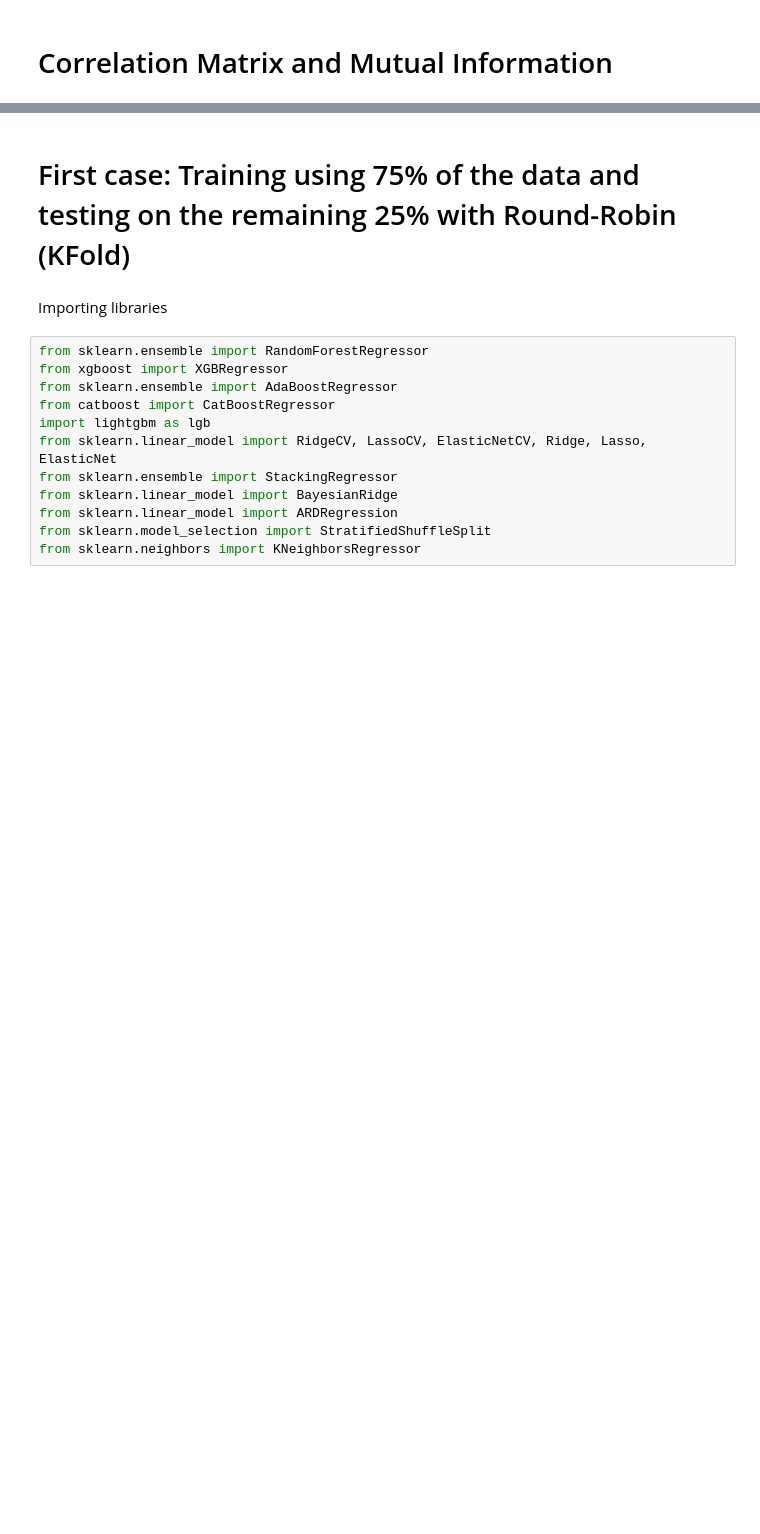
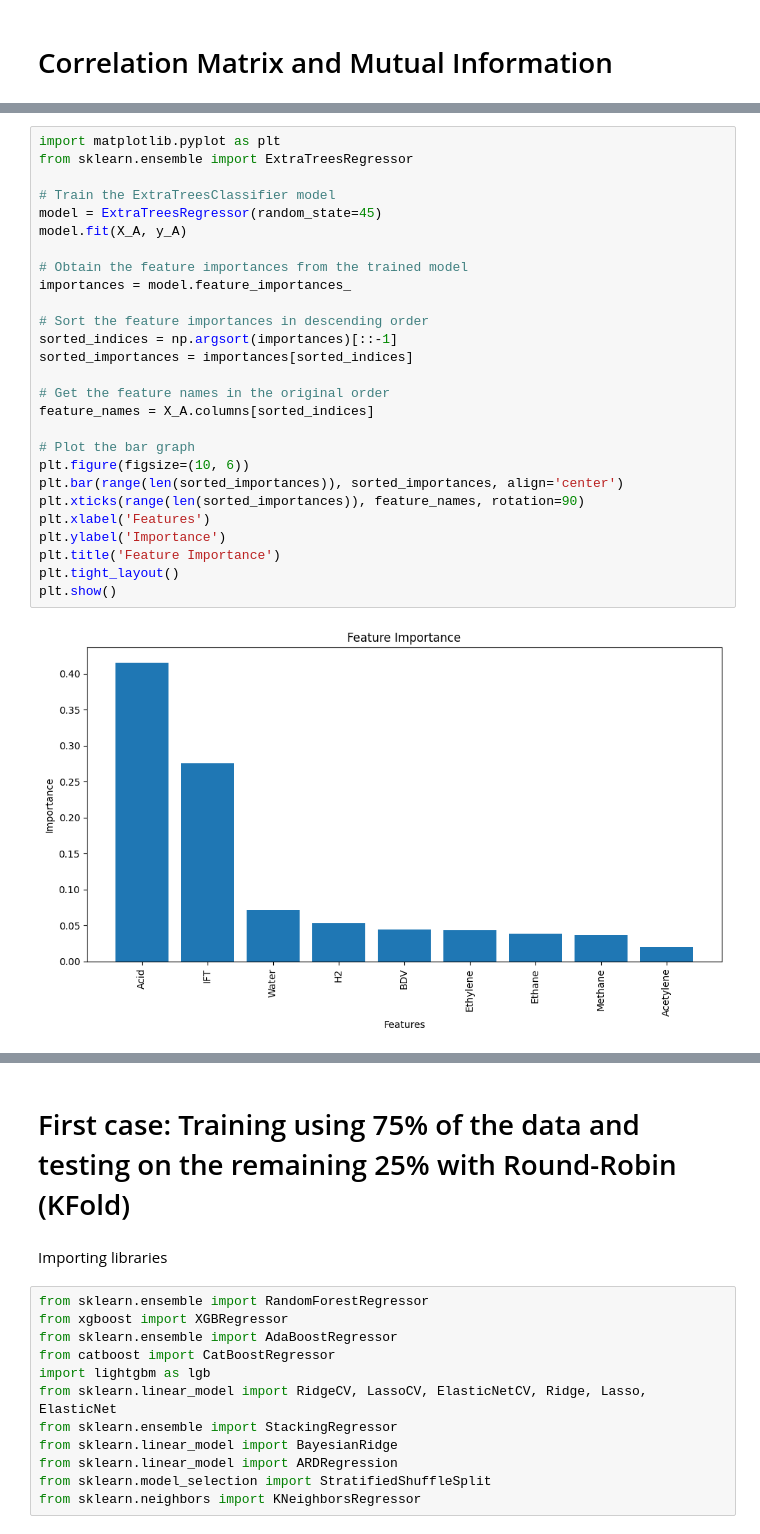
Before and after one commit to NimaFrj/Kaggle-Notebooks, a Jupyter notebook: transformer-paper-regression2.ipynb, the cells around one changed output, grey strips where cells are left out. Drawn from its saved outputs; the diff is of its cells as text; blank space fills up the shorter version.

```diff
--- a/transformer-paper-regression2.ipynb
+++ b/transformer-paper-regression2.ipynb
@@ -159,0 +201,29 @@ plt.show()
+# %%
+import matplotlib.pyplot as plt
+from sklearn.ensemble import ExtraTreesRegressor
+
+# Train the ExtraTreesClassifier model
+model = ExtraTreesRegressor(random_state=45)
+model.fit(X_A, y_A)
+
+# Obtain the feature importances from the trained model
+importances = model.feature_importances_
+
+# Sort the feature importances in descending order
+sorted_indices = np.argsort(importances)[::-1]
+sorted_importances = importances[sorted_indices]
+
+# Get the feature names in the original order
+feature_names = X_A.columns[sorted_indices]
+
+# Plot the bar graph
+plt.figure(figsize=(10, 6))
+plt.bar(range(len(sorted_importances)), sorted_importances, align='center')
+plt.xticks(range(len(sorted_importances)), feature_names, rotation=90)
+plt.xlabel('Features')
+plt.ylabel('Importance')
+plt.title('Feature Importance')
+plt.tight_layout()
+plt.show()
+# %% [output]
+[figure, added]
```
Also changed, not shown: parts of 21 cells of this notebook.
